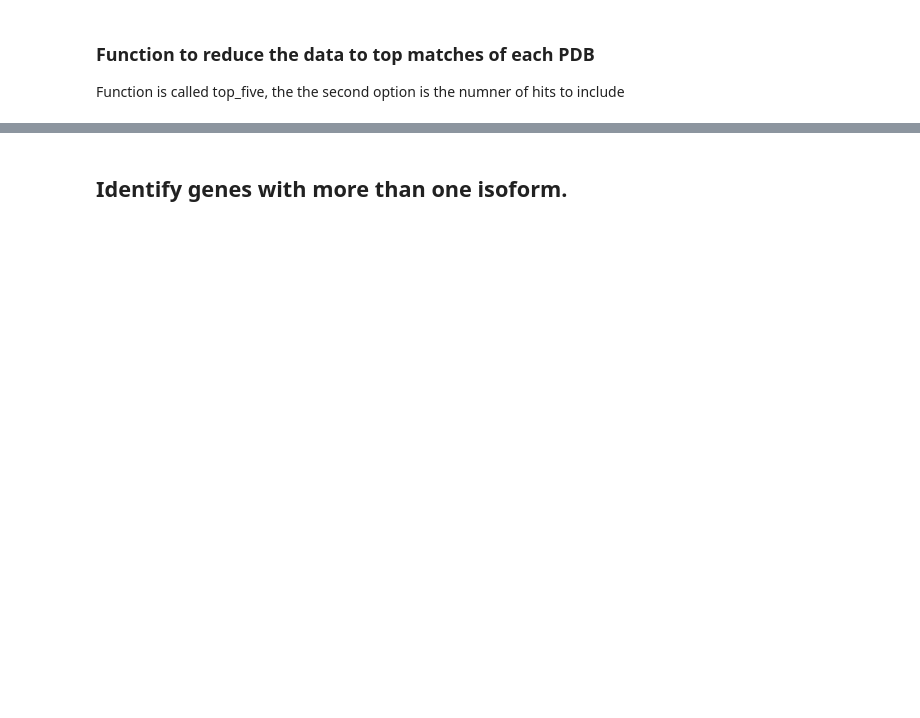
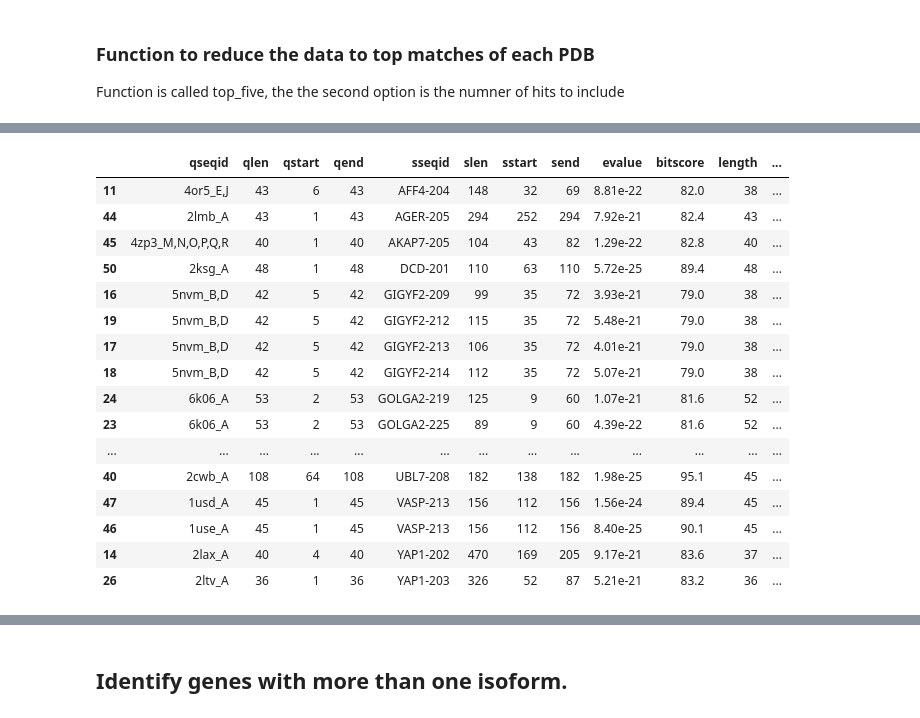
Before and after one commit to sheynkman-lab/pdb-isoform-analysis, a Jupyter notebook: analyze_results.ipynb, the cells around one changed output, grey strips where cells are left out. Saved outputs shown, nothing was run; the diff lists cells and outputs as text; code cells hidden in the pictures; blank space fills up the shorter version.

```diff
--- a/analyze_results.ipynb
+++ b/analyze_results.ipynb
@@ -48,8 +48,9 @@ print (ref_nonref('TPM3'))
 (['TPM3-224'], ['TPM3-201', 'TPM3-202', 'TPM3-203', 'TPM3-204', 'TPM3-205', 'TPM3-206', 'TPM3-207', 'TPM3-208', 'TPM3-209', 'TPM3-210', 'TPM3-211', 'TPM3-212', 'TPM3-213', 'TPM3-214', 'TPM3-215', 'TPM ...
 # %%
 ## Read in full blast results
+# Note version 1 of blast_full_PDB_vs_gencode had some lines that were Warnings
 columns =  ['qseqid','qlen', 'qstart', 'qend', 'sseqid', 'slen', 'sstart', 'send', 'evalue', 'bitscore', 'length', 'nident', 'gaps','gapopen', 'mismatch', 'pident']
-blast_df= pd.read_csv('Data/blast_full_PDB_vs_gencode.tsv', sep='\t', header = 1, names = columns)
+blast_df= pd.read_csv('Data/blast_full_PDB_vs_gencode_v2.tsv', sep='\t', header = 1, names = columns)
 blast_df
 # %% [output]
 |  | qseqid | qlen | qstart | qend | sseqid | slen | sstart | send | evalue | bitscore | length | ... |
@@ -178,13 +153,11 @@ pdb_to_gencode[0]
 # %%
-import csv
-
 # Read in the appris transcripts
 appris_transcripts = set()
 with open('Data/appris_transcript_names.tsv', 'r') as appris_file:
     appris_reader = csv.reader(appris_file, delimiter='\t')
     for row in appris_reader:
         appris_transcripts.add(row[1])
-    print (len(appris_transcripts))
+    print (f'{len(appris_transcripts)} Appris transcripts')
 
 # Read in the nonappris transcripts
 nonappris_transcripts = set()
@@ -192,27 +165,16 @@ with open('Data/not_appris_transcript_names.tsv', 'r') as nonappris_file:
     nonappris_reader = csv.reader(nonappris_file, delimiter='\t')
     for row in nonappris_reader:
         nonappris_transcripts.add(row[1])
-    print (len(nonappris_transcripts))
+    print (f'{len(nonappris_transcripts)} non-Appris transcripts')
 
 # Read in the PDB to GenCode mapping
 pdb_to_gencode = []
-with open('Data/top_100_matched_mod.tsv', 'r') as pdb_file:
+with open('Data/blast_full_PDB_vs_gencode_v2.tsv', 'r') as pdb_file:
     pdb_reader = csv.reader(pdb_file, delimiter='\t')
     next(pdb_reader, None)
     for row in pdb_reader:
+        # This makes the sseqid just the isoform name
         row[5] = row[5].split('|')[0]
         pdb_to_gencode.append(row)
-    print (len (pdb_to_gencode))
-# Group the PDB to GenCode mappings by qseqid
-#print (pdb_to_gencode[0])
-pdb_grouped_by_qseqid = {}
-for row in pdb_to_gencode:
-    #print (row)
-    qseqid = row[1]
-    if qseqid not in pdb_grouped_by_qseqid:
-        pdb_grouped_by_qseqid[qseqid] = []
-    pdb_grouped_by_qseqid[qseqid].append(row)
-print(len(pdb_grouped_by_qseqid))
-for k in list(pdb_grouped_by_qseqid.keys())[0:2]:
-    print (pdb_grouped_by_qseqid[k])
+    print (f'{len (pdb_to_gencode)} records in Gencode')
 # %% [output]
@@ -225,3 +183,0 @@ for k in list(pdb_grouped_by_qseqid.keys())[0:2]:
-# %%
-for qseqid, pdb_group in pdb_grouped_by_qseqid.items():
-    print (f'qseqid, pdb_group = {qseqid}, {pdb_group}')
@@ -261,7 +210,7 @@ for qseqid, pdb_group in pdb_grouped_by_qseqid.items():
     # Get the top hit based on bitscore
     top_hit = max(pdb_group, key=lambda row: float(row[10]))
     #print (f'top_hit = {top_hit}')
-    #top_bitscore = float(top_hit[10])
+    top_bitscore = float(top_hit[10])
 
     # Get all other hits with the same bitscore as the top hit
     other_hits = [row for row in pdb_group if float(row[10]) == top_bitscore and row != top_hit]
@@ -269,7 +218,7 @@ for qseqid, pdb_group in pdb_grouped_by_qseqid.items():
     # Determine if all sseqids are nonappris-
     all_nonappris = all(row[5] in nonappris_transcripts for row in pdb_group)
 
-    # If all sseqids are nonappris, add the gene name to the top hit and output to the filtered list
+    # If all sseqids are nonappris, add the gene name to each row and output to the filtered list
     if all_nonappris:
         top_hit_with_gene = top_hit + [top_hit[5].split('-')[0]]
         filtered_pdb_to_gencode.append(top_hit_with_gene)
@@ -277,5 +226,6 @@ for qseqid, pdb_group in pdb_grouped_by_qseqid.items():
             other_hit_with_gene = other_hit + [other_hit[5].split('-')[0]]
             filtered_pdb_to_gencode.append(other_hit_with_gene)
 print (f'filtered_pdb_to_gencode is {len(filtered_pdb_to_gencode)} long')
-# Write out the filtered mapping to a TSV file
+
+print (filtered_pdb_to_gencode[0:3])
 # %% [output]
@@ -307,0 +234,26 @@ genes_with_isos = []
+# %%
+combined_filtered =  [sublist for sublist in filtered_pdb_to_gencode ]
+#print (combined_filtered)
+columns =  ['index','qseqid','qlen', 'qstart', 'qend', 'sseqid', 'slen', 'sstart', 'send', 'evalue', 'bitscore', 'length', 'nident', 'gaps','gapopen', 'mismatch', 'pident', 'gene']
+non_appris_pdbs =pd.DataFrame(combined_filtered, columns=columns)
+non_appris_pdbs =non_appris_pdbs.drop(columns=['index'])
+non_appris_pdbs = non_appris_pdbs.sort_values(by=['gene','sseqid','qseqid'])
+non_appris_pdbs
+# %% [output]
+|  | qseqid | qlen | qstart | qend | sseqid | slen | sstart | send | evalue | bitscore | length | ... |
+| 11 | 4or5_E,J | 43 | 6 | 43 | AFF4-204 | 148 | 32 | 69 | 8.81e-22 | 82.0 | 38 | ... |
+| 44 | 2lmb_A | 43 | 1 | 43 | AGER-205 | 294 | 252 | 294 | 7.92e-21 | 82.4 | 43 | ... |
+| 45 | 4zp3_M,N,O,P,Q,R | 40 | 1 | 40 | AKAP7-205 | 104 | 43 | 82 | 1.29e-22 | 82.8 | 40 | ... |
+| 50 | 2ksg_A | 48 | 1 | 48 | DCD-201 | 110 | 63 | 110 | 5.72e-25 | 89.4 | 48 | ... |
+| 16 | 5nvm_B,D | 42 | 5 | 42 | GIGYF2-209 | 99 | 35 | 72 | 3.93e-21 | 79.0 | 38 | ... |
+| 19 | 5nvm_B,D | 42 | 5 | 42 | GIGYF2-212 | 115 | 35 | 72 | 5.48e-21 | 79.0 | 38 | ... |
+| 17 | 5nvm_B,D | 42 | 5 | 42 | GIGYF2-213 | 106 | 35 | 72 | 4.01e-21 | 79.0 | 38 | ... |
+| 18 | 5nvm_B,D | 42 | 5 | 42 | GIGYF2-214 | 112 | 35 | 72 | 5.07e-21 | 79.0 | 38 | ... |
+| 24 | 6k06_A | 53 | 2 | 53 | GOLGA2-219 | 125 | 9 | 60 | 1.07e-21 | 81.6 | 52 | ... |
+| 23 | 6k06_A | 53 | 2 | 53 | GOLGA2-225 | 89 | 9 | 60 | 4.39e-22 | 81.6 | 52 | ... |
+| ... | ... | ... | ... | ... | ... | ... | ... | ... | ... | ... | ... | ... |
+| 40 | 2cwb_A | 108 | 64 | 108 | UBL7-208 | 182 | 138 | 182 | 1.98e-25 | 95.1 | 45 | ... |
+| 47 | 1usd_A | 45 | 1 | 45 | VASP-213 | 156 | 112 | 156 | 1.56e-24 | 89.4 | 45 | ... |
+| 46 | 1use_A | 45 | 1 | 45 | VASP-213 | 156 | 112 | 156 | 8.40e-25 | 90.1 | 45 | ... |
+| 14 | 2lax_A | 40 | 4 | 40 | YAP1-202 | 470 | 169 | 205 | 9.17e-21 | 83.6 | 37 | ... |
+| 26 | 2ltv_A | 36 | 1 | 36 | YAP1-203 | 326 | 52 | 87 | 5.21e-21 | 83.2 | 36 | ... |
```
Also changed, not shown: parts of 41 cells of this notebook.
